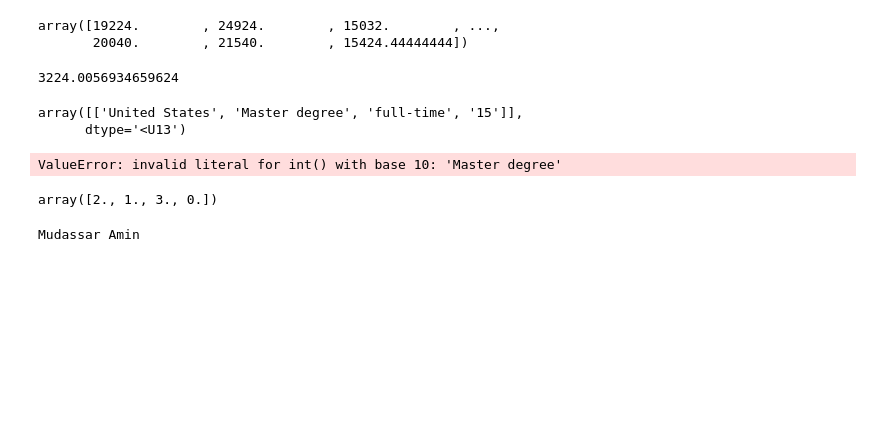
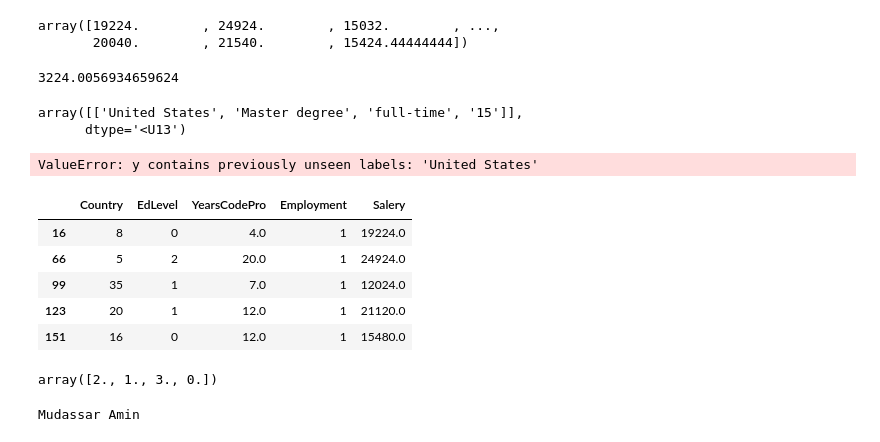
Before and after one commit to mudasir45/Ml_Salery_predection_web_app, a Jupyter notebook: ML_Salery_prediction_project.ipynb, the cells around one changed output. Drawn from its saved outputs; the diff is of its cells as text; code cells hidden in the pictures; blank space fills up the shorter version.

```diff
--- a/ML_Salery_prediction_project.ipynb
+++ b/ML_Salery_prediction_project.ipynb
@@ -272,14 +272,23 @@ x
 array([['United States', 'Master degree', 'full-time', '15']],
       dtype='<U13')
 # %%
-x_encoded = np.copy(x)  # Create a copy of the original array
+# x_encoded = np.copy(x)  # Create a copy of the original array
 
-x_encoded[:, 0] = le_country.transform(x[:, 0])
-x_encoded[:, 1] = le_education.transform(x[:, 1])
-x_encoded[:, 2] = le_emp.transform(x[:, 2])
+# x_encoded[:, 0] = le_country.transform(x[:, 0])
+# x_encoded[:, 1] = le_education.transform(x[:, 1])
+# x_encoded[:, 2] = le_emp.transform(x[:, 2])
 # x_encoded[:, 3] = x[:, 3].astype(float)
 # %% [output]
-ValueError: invalid literal for int() with base 10: 'Master degree'
+ValueError: y contains previously unseen labels: 'United States'
+# %%
+df.head()
+# %% [output]
+|  | Country | EdLevel | YearsCodePro | Employment | Salery |
+| 16 | 8 | 0 | 4.0 | 1 | 19224.0 |
+| 66 | 5 | 2 | 20.0 | 1 | 24924.0 |
+| 99 | 35 | 1 | 7.0 | 1 | 12024.0 |
+| 123 | 20 | 1 | 12.0 | 1 | 21120.0 |
+| 151 | 16 | 0 | 12.0 | 1 | 15480.0 |
 # %%
 x
 # %% [output]
```
Also changed, not shown: parts of 2 cells of this notebook.
